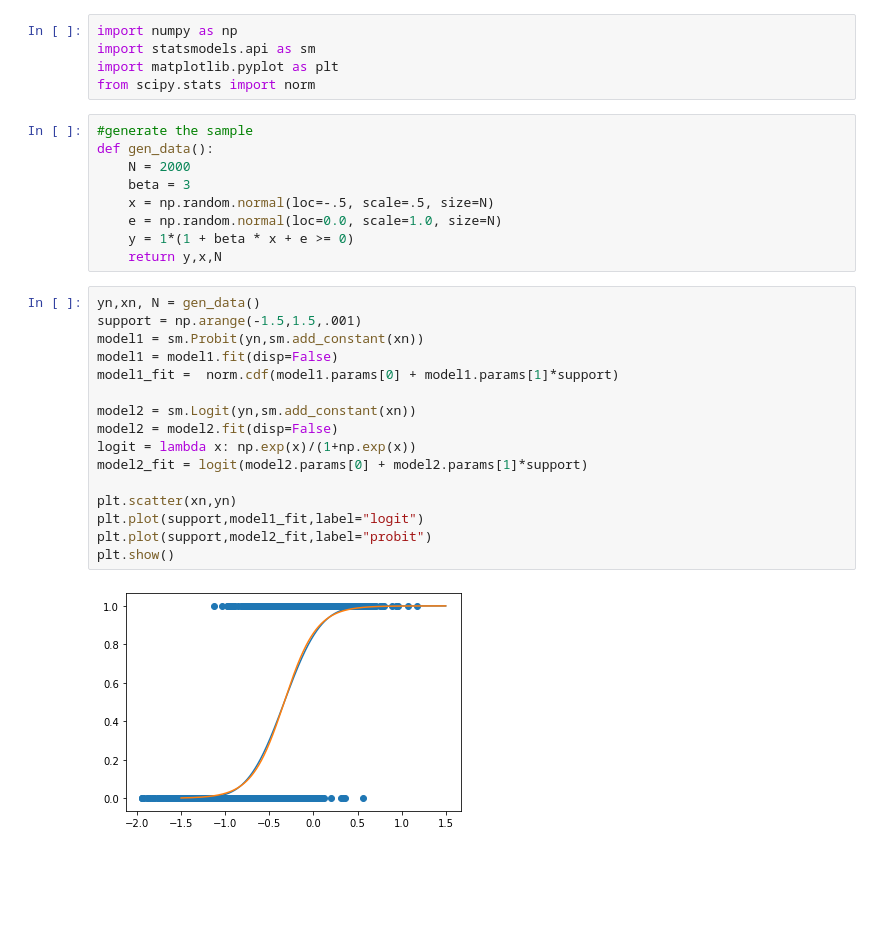
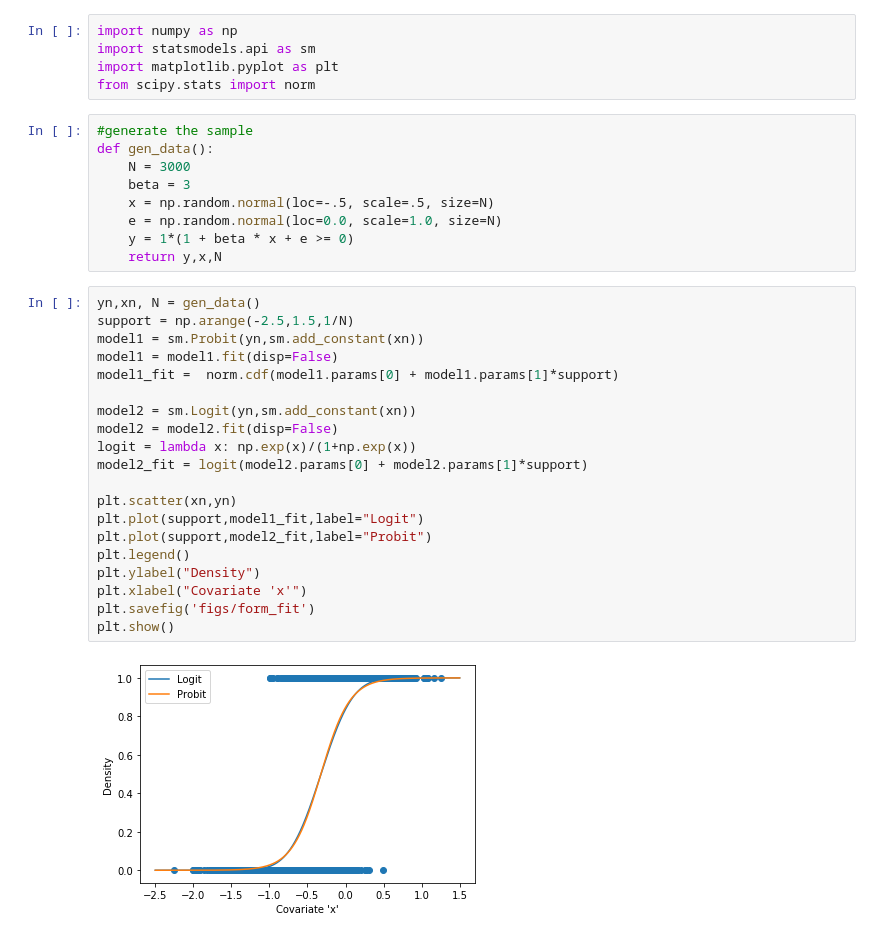
Before and after one commit to ericschulman/testing, a Jupyter notebook: functional_form.ipynb, the cells around one changed output. Drawn from its saved outputs; the diff is of its cells as text; blank space fills up the shorter version.

```diff
--- a/functional_form.ipynb
+++ b/functional_form.ipynb
@@ -6,7 +6,7 @@ from scipy.stats import norm
 # %%
 #generate the sample
 def gen_data():
-    N = 2000
+    N = 3000
     beta = 3
     x = np.random.normal(loc=-.5, scale=.5, size=N)
     e = np.random.normal(loc=0.0, scale=1.0, size=N)
@@ -14,22 +14,26 @@ def gen_data():
     return y,x,N
 # %%
 yn,xn, N = gen_data()
-support = np.arange(-1.5,1.5,.001)
+support = np.arange(-2.5,1.5,1/N)
 model1 = sm.Probit(yn,sm.add_constant(xn))
 model1 = model1.fit(disp=False)
 model1_fit =  norm.cdf(model1.params[0] + model1.params[1]*support)
 
 model2 = sm.Logit(yn,sm.add_constant(xn))
 model2 = model2.fit(disp=False)
 logit = lambda x: np.exp(x)/(1+np.exp(x))
 model2_fit = logit(model2.params[0] + model2.params[1]*support)
 
 plt.scatter(xn,yn)
-plt.plot(support,model1_fit,label="logit")
-plt.plot(support,model2_fit,label="probit")
+plt.plot(support,model1_fit,label="Logit")
+plt.plot(support,model2_fit,label="Probit")
+plt.legend()
+plt.ylabel("Density")
+plt.xlabel("Covariate 'x'")
+plt.savefig('figs/form_fit')
 plt.show()
 # %% [output]
-[figure, old version]
+[figure, new version]
 # %%
 #visualize the guassian process
 def gen_llr():
```
Also changed, not shown: parts of 3 cells of this notebook, 1 other file.
